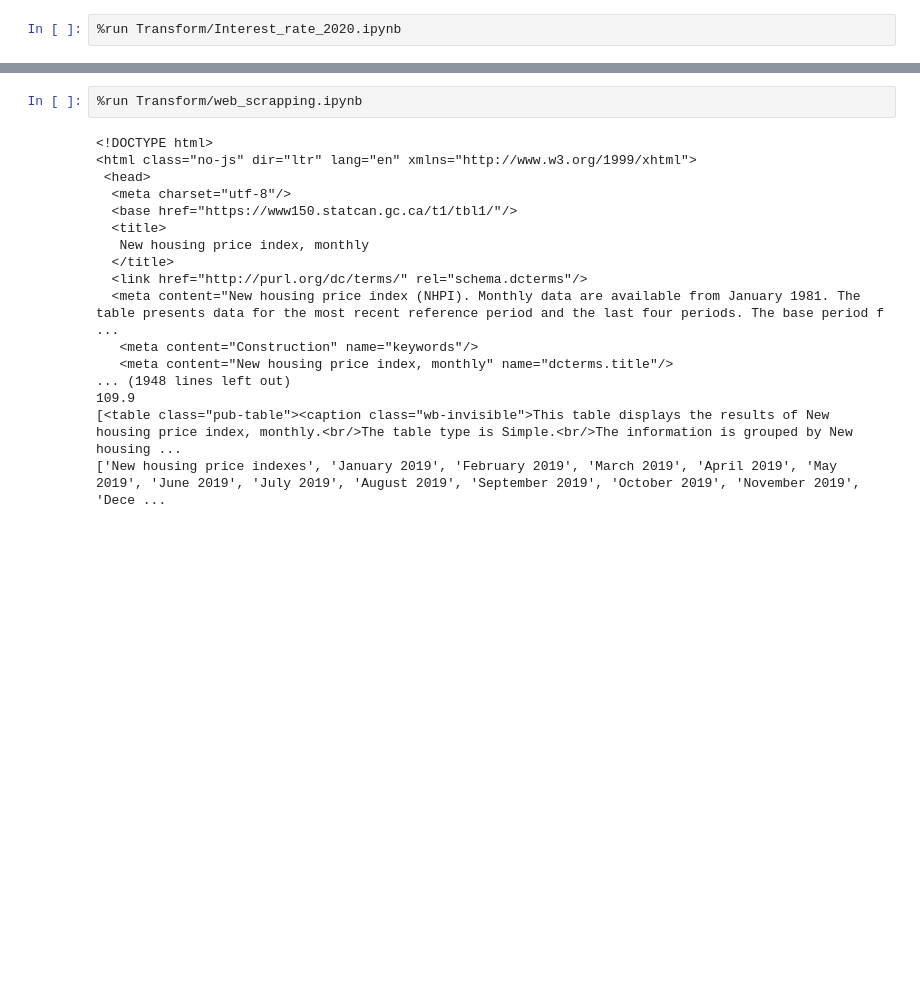
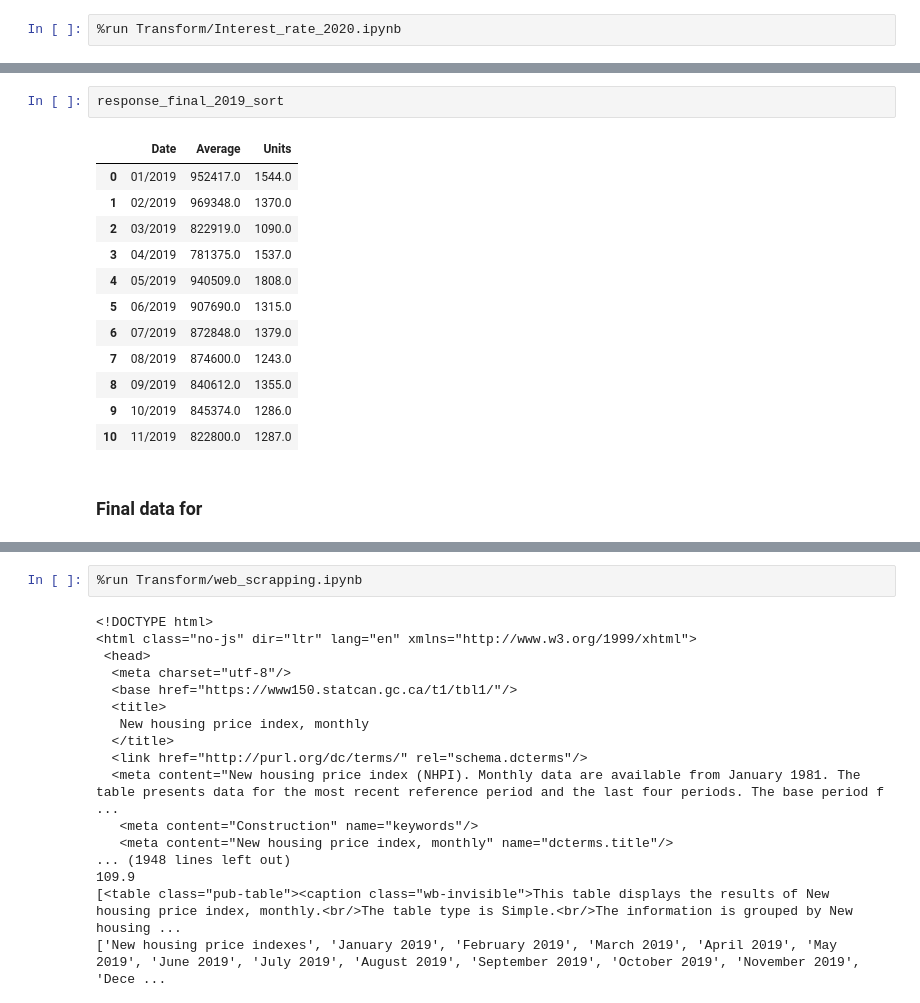
Before and after one commit to elubanska/ETL_project, a Jupyter notebook: Final_Notebook_Load.ipynb, the cells around one changed output, grey strips where cells are left out. Saved outputs shown, nothing was run; the diff lists cells and outputs as text; blank space fills up the shorter version.

```diff
--- a/Final_Notebook_Load.ipynb
+++ b/Final_Notebook_Load.ipynb
@@ -31,0 +79,17 @@ MortgageRate2019
+# %%
+response_final_2019_sort
+# %% [output]
+|  | Date | Average | Units |
+| 0 | 01/2019 | 952417.0 | 1544.0 |
+| 1 | 02/2019 | 969348.0 | 1370.0 |
+| 2 | 03/2019 | 822919.0 | 1090.0 |
+| 3 | 04/2019 | 781375.0 | 1537.0 |
+| 4 | 05/2019 | 940509.0 | 1808.0 |
+| 5 | 06/2019 | 907690.0 | 1315.0 |
+| 6 | 07/2019 | 872848.0 | 1379.0 |
+| 7 | 08/2019 | 874600.0 | 1243.0 |
+| 8 | 09/2019 | 840612.0 | 1355.0 |
+| 9 | 10/2019 | 845374.0 | 1286.0 |
+| 10 | 11/2019 | 822800.0 | 1287.0 |
+# %% [markdown]
+### Final data for
```
Also changed, not shown: parts of 23 cells of this notebook.
